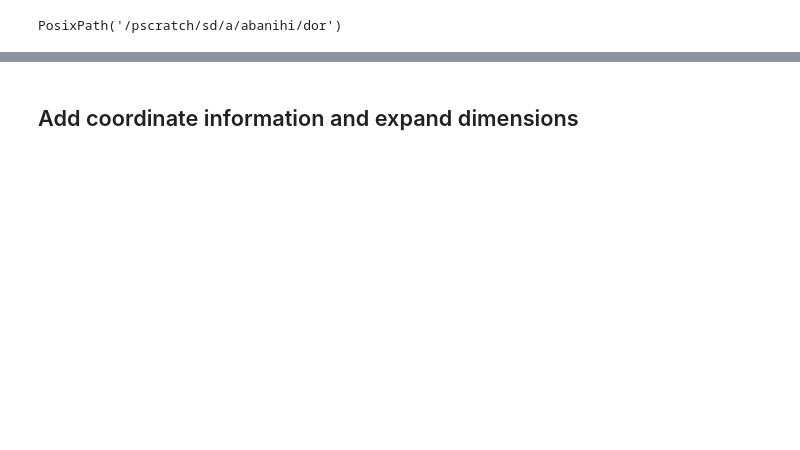
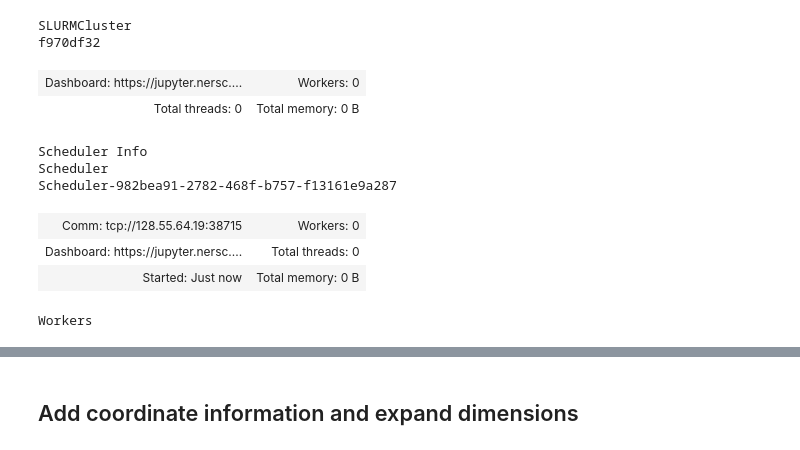
Before and after one commit to NoraLoose/Ocean-CDR-Atlas-v0, a Jupyter notebook: workflows/dor-atlas/compress-anomalies.ipynb, the cells around one changed output, grey strips where cells are left out. Drawn from its saved outputs; the diff is of its cells as text; code cells hidden in the pictures; blank space fills up the shorter version.

```diff
--- a/workflows/dor-atlas/compress-anomalies.ipynb
+++ b/workflows/dor-atlas/compress-anomalies.ipynb
@@ -13,5 +15,55 @@ import os
 # %%
 scratch = pathlib.Path(os.environ['SCRATCH']) / 'dor'
-scratch
+joblib_cache_dir = scratch / 'joblib'
+dask_log_directory = pathlib.Path(os.environ['SCRATCH']) / 'dask' / 'logs'
+dask_local_directory = pathlib.Path(os.environ['SCRATCH']) / 'dask' / 'local-dir'
+
+
+scratch.mkdir(parents=True, exist_ok=True)
+dask_local_directory.mkdir(parents=True, exist_ok=True)
+dask_log_directory.mkdir(parents=True, exist_ok=True)
+
+memory = joblib.Memory(joblib_cache_dir, verbose=0)
-# %% [output]
-PosixPath('/pscratch/sd/a/abanihi/dor')
+# %%
+n_workers = 1 # Number of Slurm jobs to launch in parallel
+n_nodes_per_calc = 1 # Number of nodes to reserve for each Slurm job
+n_cores_per_node = 48 # Number of CPU cores per node
+mem_per_node = "512 GB" # Total memory per node
+cluster_kwargs = {
+
+    # Dask worker options
+    "processes" : n_cores_per_node,
+    "cores": n_cores_per_node, # total number of cores (per Slurm job) for Dask worker
+    "memory": mem_per_node, # total memory (per Slurm job) for Dask worker
+
+    # SLURM options
+    "job_name" : 'dor-dataset-compression',
+    "shebang": "#!/bin/bash",
+    "walltime": "00:30:00", # DD:HH:SS
+    "job_mem": "0", # all memory on node
+    "job_script_prologue": ["source ~/.bashrc"], # commands to run before calculation, including exports
+    "job_directives_skip": ["-n", "--cpus-per-task"], # Slurm directives we can skip
+    "job_extra_directives": [f"-N {n_nodes_per_calc}", "-q debug", "-C cpu"], # num. of nodes for calc (-N), queue (-q), and constraints (-c)
+    "log_directory" : str(dask_log_directory),
+    "local_directory": str(dask_local_directory)
+}
+
+cluster = PerlmutterSLURMCluster(
+
+    **cluster_kwargs
+)
+
+client = dask.distributed.client.Client(cluster)
+cluster
+# %% [output]
+SLURMCluster
+f970df32
+| Dashboard: https://jupyter.nersc.... | Workers: 0 |
+| Total threads: 0 | Total memory: 0 B |
+Scheduler Info
+Scheduler
+Scheduler-982bea91-2782-468f-b757-f13161e9a287
+| Comm: tcp://128.55.64.19:38715 | Workers: 0 |
+| Dashboard: https://jupyter.nersc.... | Total threads: 0 |
+| Started: Just now | Total memory: 0 B |
+Workers
```
Also changed, not shown: parts of 25 cells of this notebook, 1 other file.
